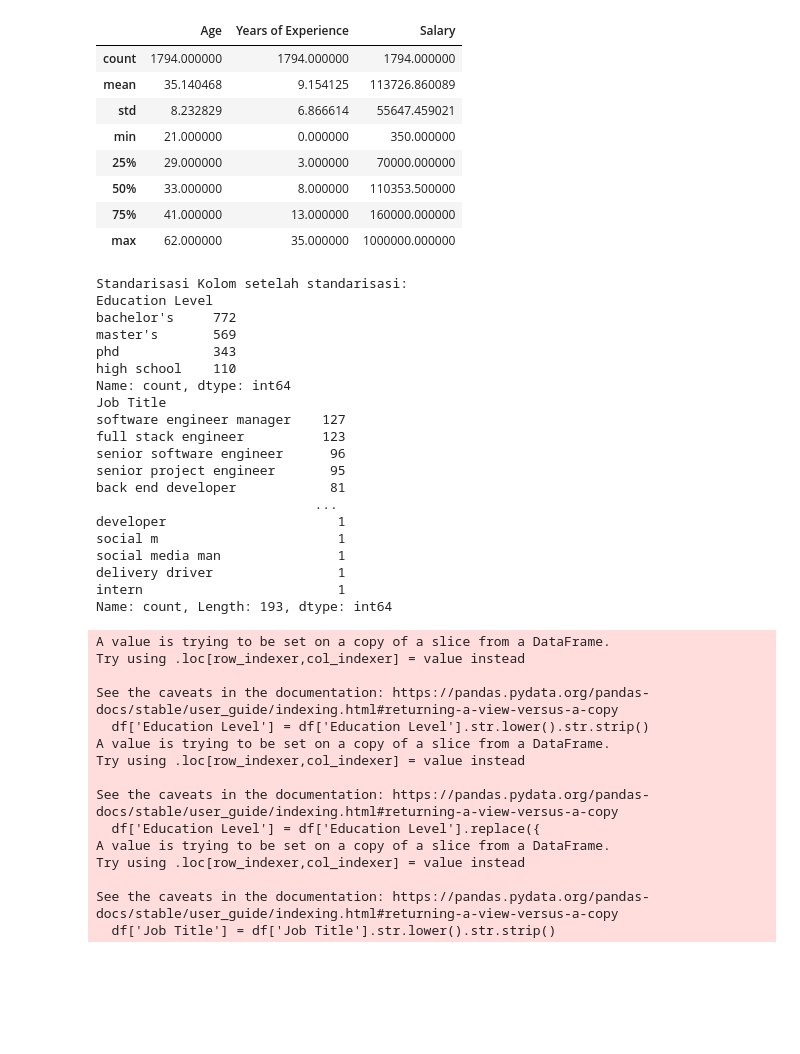
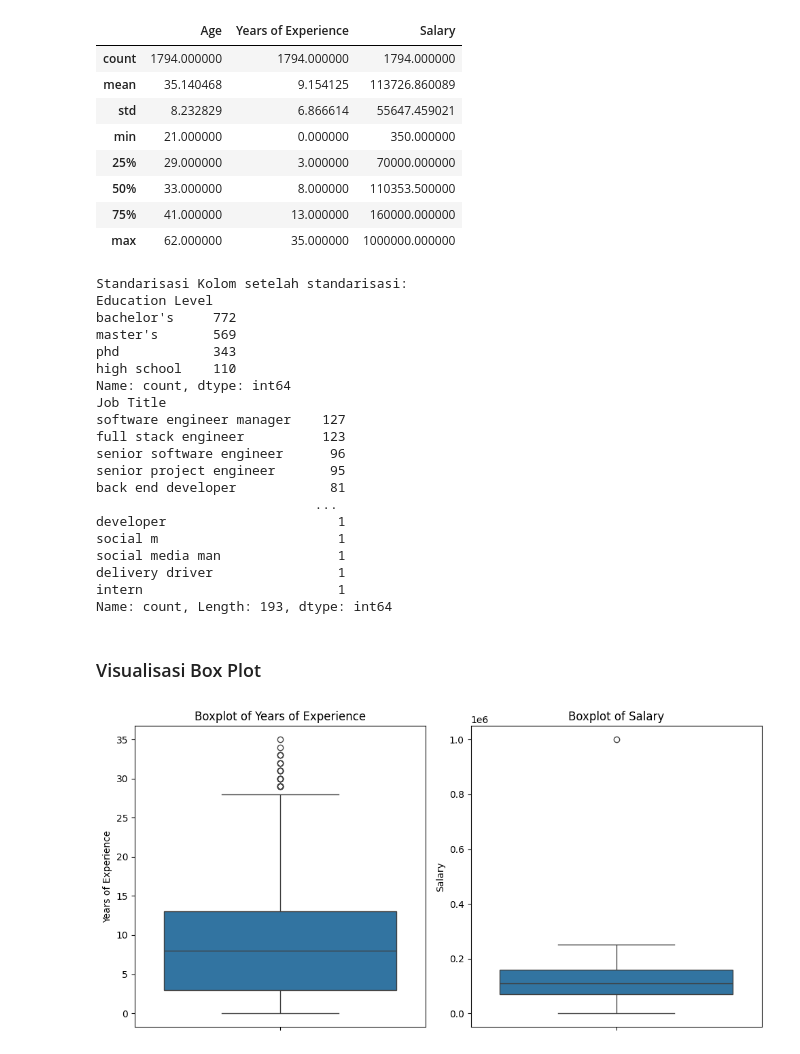
Before and after one commit to ZanIhsan2/Exploratory_Data_Analysis, a Jupyter notebook: pertemuan7/tugas/tugas.ipynb, the cells around one changed output. Saved outputs shown, nothing was run; the diff lists cells and outputs as text; code cells hidden in the pictures; blank space fills up the shorter version.

```diff
--- a/pertemuan7/tugas/tugas.ipynb
+++ b/pertemuan7/tugas/tugas.ipynb
@@ -297,6 +297,7 @@ Memeriksa statistik deskriptif untuk kolom numerik:
 | max | 62.000000 | 35.000000 | 1000000.000000 |
 # %%
 # Standarisasi kolom 'Education Level'
+df = df.copy()
 df['Education Level'] = df['Education Level'].str.lower().str.strip()
 
 # Gabungkan kategori yang sama
@@ -335,18 +336,21 @@ social media man               1
 delivery driver                1
 intern                         1
 Name: count, Length: 193, dtype: int64
-A value is trying to be set on a copy of a slice from a DataFrame.
-Try using .loc[row_indexer,col_indexer] = value instead
-
-See the caveats in the documentation: https://pandas.pydata.org/pandas-docs/stable/user_guide/indexing.html#returning-a-view-versus-a-copy
-  df['Education Level'] = df['Education Level'].str.lower().str.strip()
-A value is trying to be set on a copy of a slice from a DataFrame.
-Try using .loc[row_indexer,col_indexer] = value instead
-
-See the caveats in the documentation: https://pandas.pydata.org/pandas-docs/stable/user_guide/indexing.html#returning-a-view-versus-a-copy
-  df['Education Level'] = df['Education Level'].replace({
-A value is trying to be set on a copy of a slice from a DataFrame.
-Try using .loc[row_indexer,col_indexer] = value instead
-
-See the caveats in the documentation: https://pandas.pydata.org/pandas-docs/stable/user_guide/indexing.html#returning-a-view-versus-a-copy
-  df['Job Title'] = df['Job Title'].str.lower().str.strip()
+# %% [markdown]
+### Visualisasi Box Plot
+# %%
+import matplotlib.pyplot as plt
+import seaborn as sns
+
+# Visualisasi kolom numerik untuk mendeteksi Boxplot
+numerical_cols_outliers = ['Years of Experience', 'Salary']
+plt.figure(figsize=(10, 5))
+for i, col in enumerate(numerical_cols_outliers):
+    plt.subplot(1, 2, i + 1)
+    sns.boxplot(data=df, y=col)
+    plt.title(f'Boxplot of {col}')
+    plt.ylabel(col)
+plt.tight_layout()
+plt.show()
+# %% [output]
+[figure, added]
```
Also changed, not shown: parts of 10 cells of this notebook, 2 other files.
